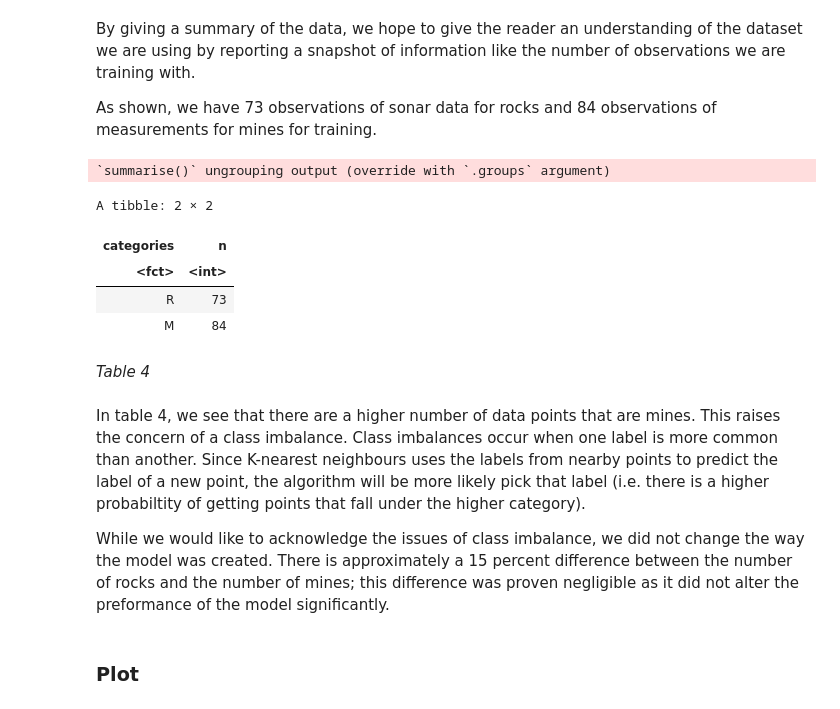
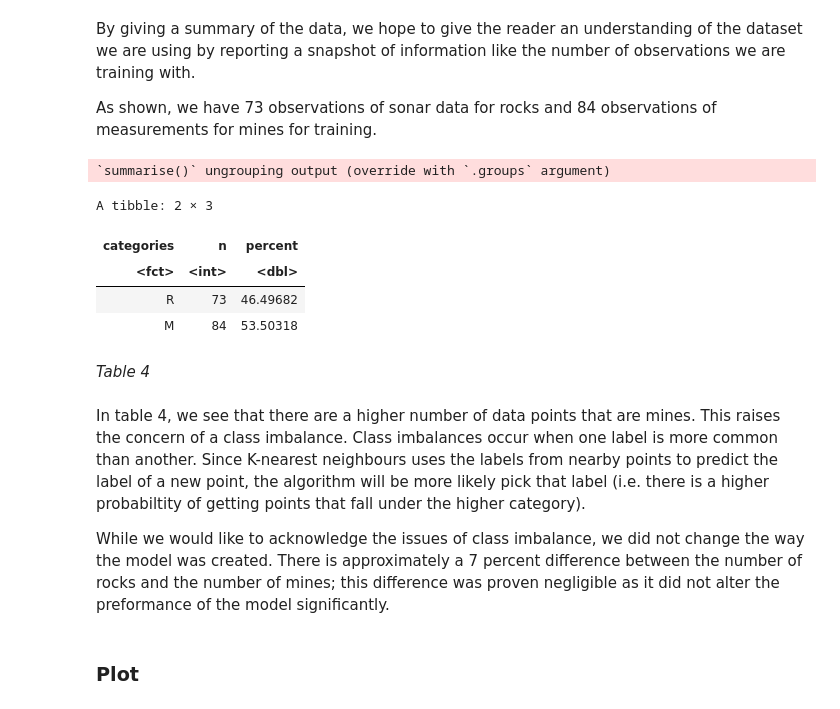
Before and after one commit to ryanarnouk/dsci-100-project, a Jupyter notebook: report.ipynb, the cells around one changed output. Drawn from its saved outputs; the diff is of its cells as text; code cells hidden in the pictures.

```diff
--- a/report.ipynb
+++ b/report.ipynb
@@ -172,22 +154,23 @@ As shown, we have 73 observations of sonar data for rocks and 84 observations of
 # %%
 summary <- training_data %>%
     group_by(categories) %>%
-    summarize(n = n())
+    summarize(n = n()) %>%
+    mutate(percent = n / nrow(training_data) *100)
 
 summary
 # %% [output]
 `summarise()` ungrouping output (override with `.groups` argument)
-A tibble: 2 × 2
+A tibble: 2 × 3
-| categories | n |
-| <fct> | <int> |
-| R | 73 |
-| M | 84 |
+| categories | n | percent |
+| <fct> | <int> | <dbl> |
+| R | 73 | 46.49682 |
+| M | 84 | 53.50318 |
 # %% [markdown]
 *Table 4*
 # %% [markdown]
 In table 4, we see that there are a higher number of data points that are mines. This raises the concern of a class imbalance. Class imbalances occur when one label is more common than another. Since K-nearest neighbours uses the labels from nearby points to predict the label of a new point, the algorithm will be more likely pick that label (i.e. there is a higher probabiltity of getting points that fall under the higher category).
 
-While we would like to acknowledge the issues of class imbalance, we did not change the way the model was created. There is approximately a 15 percent difference between the number of rocks and the number of mines; this difference was proven negligible as it did not alter the preformance of the model significantly.
+While we would like to acknowledge the issues of class imbalance, we did not change the way the model was created. There is approximately a 7 percent difference between the number of rocks and the number of mines; this difference was proven negligible as it did not alter the preformance of the model significantly.
 # %% [markdown]
 ### Plot
 # %% [markdown]
```
Also changed, not shown: parts of 5 cells of this notebook.
